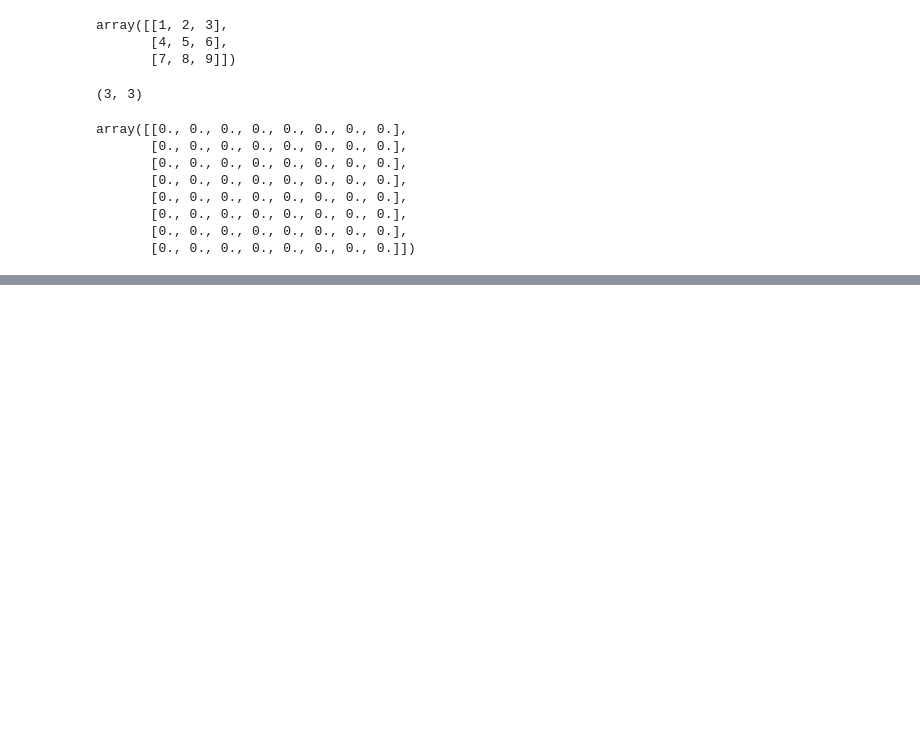
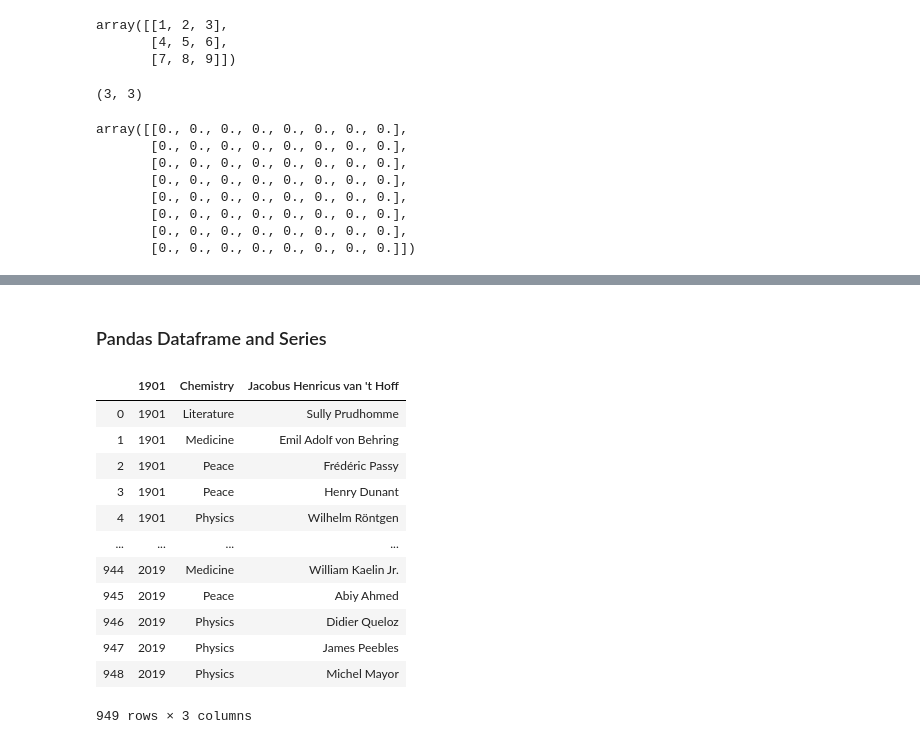
Before and after one commit to VallieTracy/GitHub-Coding-Practice, a Jupyter notebook: Python_Practice.ipynb, the cells around one changed output, grey strips where cells are left out. Drawn from its saved outputs; the diff is of its cells as text; code cells hidden in the pictures; blank space fills up the shorter version.

```diff
--- a/Python_Practice.ipynb
+++ b/Python_Practice.ipynb
@@ -1156,0 +1180,2 @@ zero_id, zero_id.ndim, zero
+# %% [markdown]
+### Pandas Dataframe and Series
@@ -1156,0 +1193,17 @@ zero_id, zero_id.ndim, zero
+# %%
+nobels = pd.read_csv('nobels.csv')
+nobels
+# %% [output]
+|  | 1901 | Chemistry | Jacobus Henricus van 't Hoff |
+| 0 | 1901 | Literature | Sully Prudhomme |
+| 1 | 1901 | Medicine | Emil Adolf von Behring |
+| 2 | 1901 | Peace | Frédéric Passy |
+| 3 | 1901 | Peace | Henry Dunant |
+| 4 | 1901 | Physics | Wilhelm Röntgen |
+| ... | ... | ... | ... |
+| 944 | 2019 | Medicine | William Kaelin Jr. |
+| 945 | 2019 | Peace | Abiy Ahmed |
+| 946 | 2019 | Physics | Didier Queloz |
+| 947 | 2019 | Physics | James Peebles |
+| 948 | 2019 | Physics | Michel Mayor |
+949 rows × 3 columns
```
Also changed, not shown: parts of 25 cells of this notebook, 3 other files.
